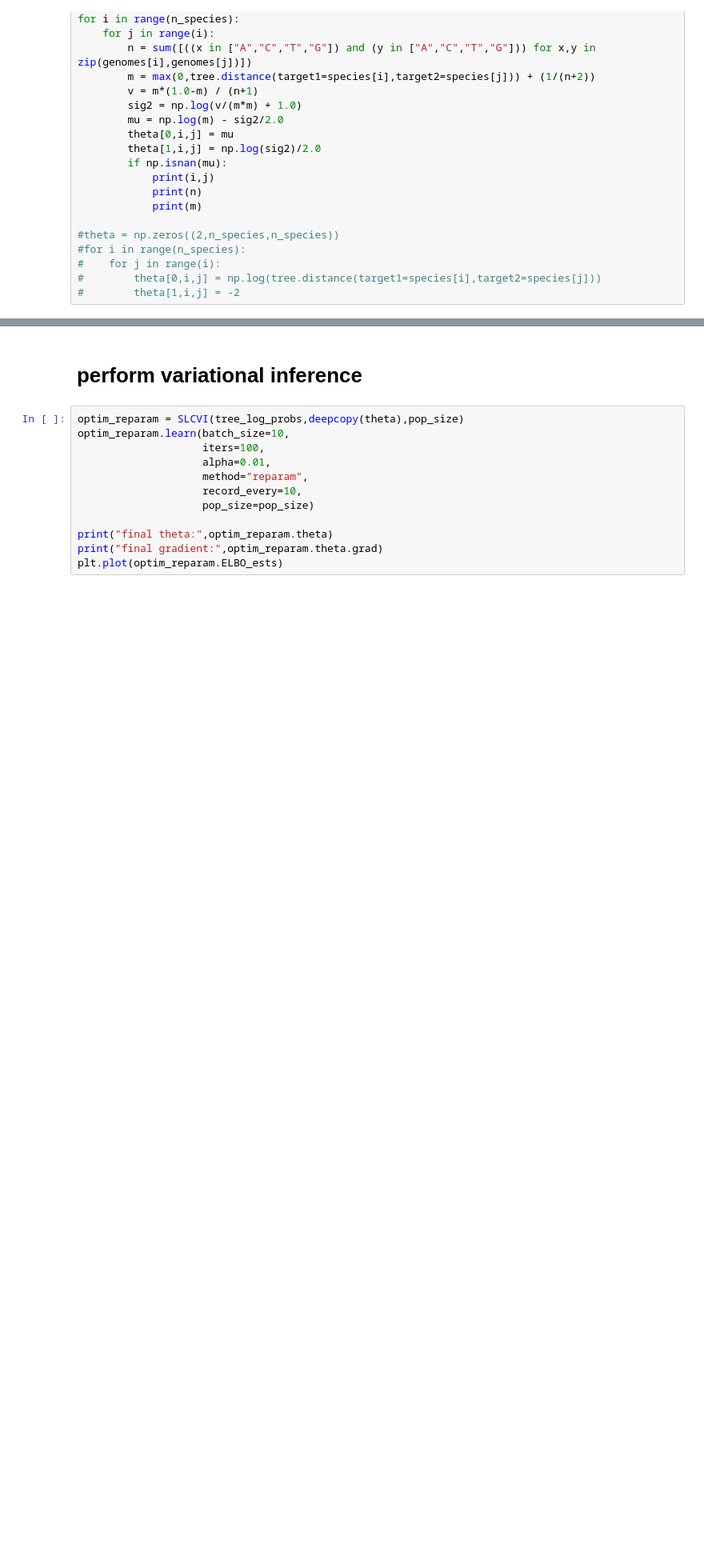
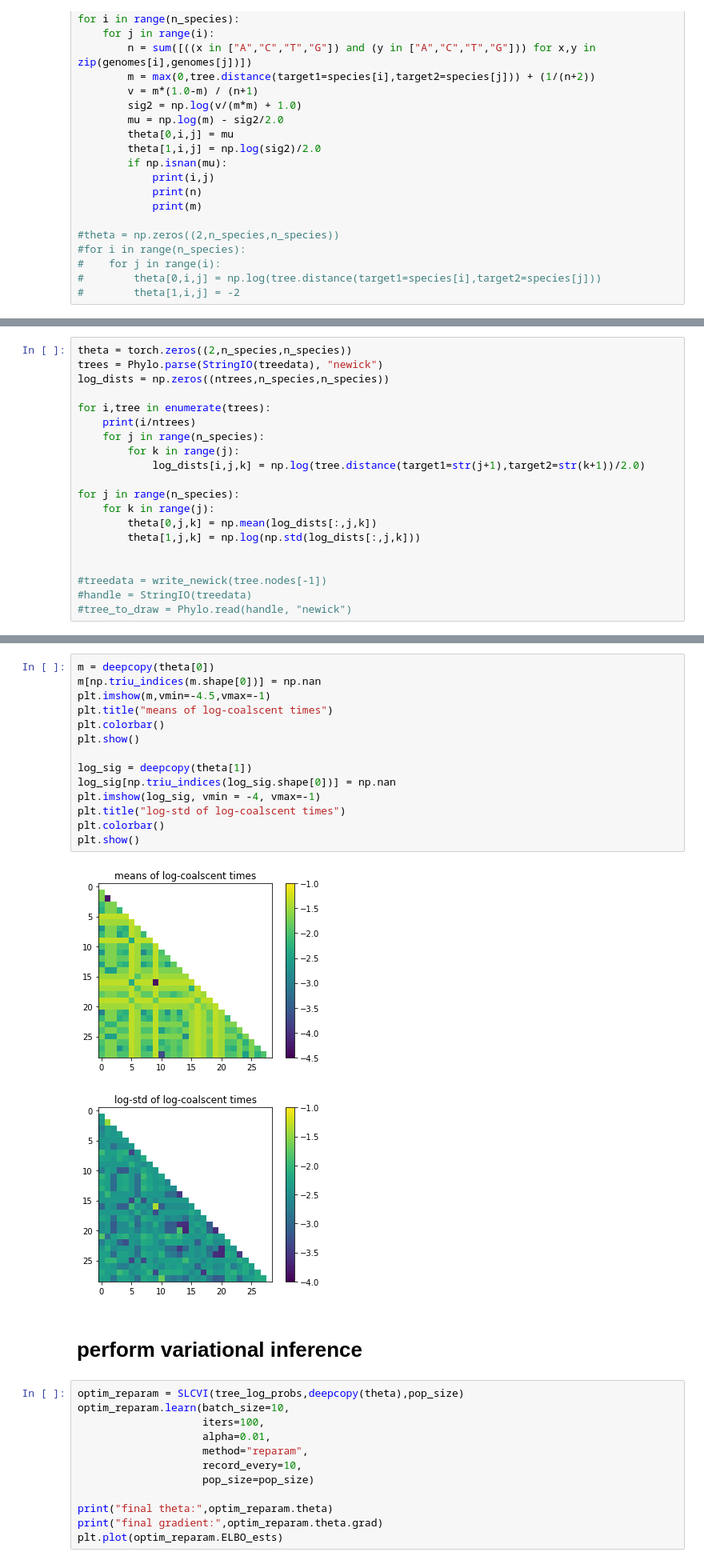
Before and after one commit to EvanSidrow/VIPR, a Jupyter notebook: src/train_model-torch.ipynb, the cells around one changed output, grey strips where cells are left out. Shown at 80% size. Saved outputs shown, nothing was run; the diff lists cells and outputs as text; blank space fills up the shorter version.

```diff
--- a/src/train_model-torch.ipynb
+++ b/src/train_model-torch.ipynb
@@ -307,0 +190,20 @@ Phylo.draw(tree)
+# %%
+theta = torch.zeros((2,n_species,n_species))
+trees = Phylo.parse(StringIO(treedata), "newick")
+log_dists = np.zeros((ntrees,n_species,n_species))
+
+for i,tree in enumerate(trees):
+    print(i/ntrees)
+    for j in range(n_species):
+        for k in range(j):
+            log_dists[i,j,k] = np.log(tree.distance(target1=str(j+1),target2=str(k+1))/2.0)
+
+for j in range(n_species):
+    for k in range(j):
+        theta[0,j,k] = np.mean(log_dists[:,j,k])
+        theta[1,j,k] = np.log(np.std(log_dists[:,j,k]))
+
+
+#treedata = write_newick(tree.nodes[-1])
+#handle = StringIO(treedata)
+#tree_to_draw = Phylo.read(handle, "newick")
@@ -308,3 +228,20 @@ Phylo.draw(tree)
+# %%
+m = deepcopy(theta[0])
+m[np.triu_indices(m.shape[0])] = np.nan
+plt.imshow(m,vmin=-4.5,vmax=-1)
+plt.title("means of log-coalscent times")
+plt.colorbar()
+plt.show()
+
+log_sig = deepcopy(theta[1])
+log_sig[np.triu_indices(log_sig.shape[0])] = np.nan
+plt.imshow(log_sig, vmin = -4, vmax=-1)
+plt.title("log-std of log-coalscent times")
+plt.colorbar()
+plt.show()
+# %% [output]
+[figure, added]
+[figure, added]
 # %% [markdown]
 # perform variational inference
 # %%
```
Also changed, not shown: parts of 17 cells of this notebook, 4 other files.
